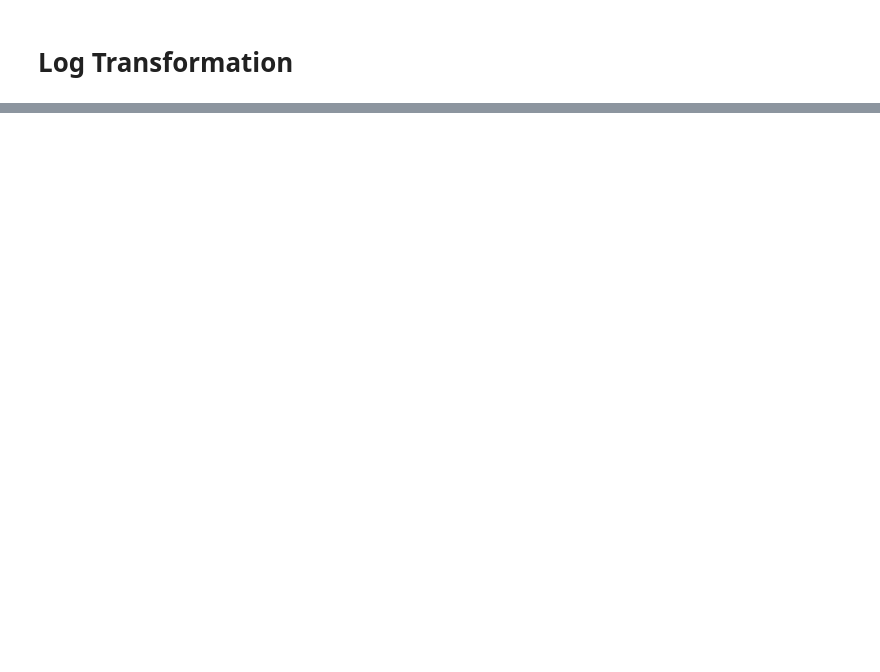
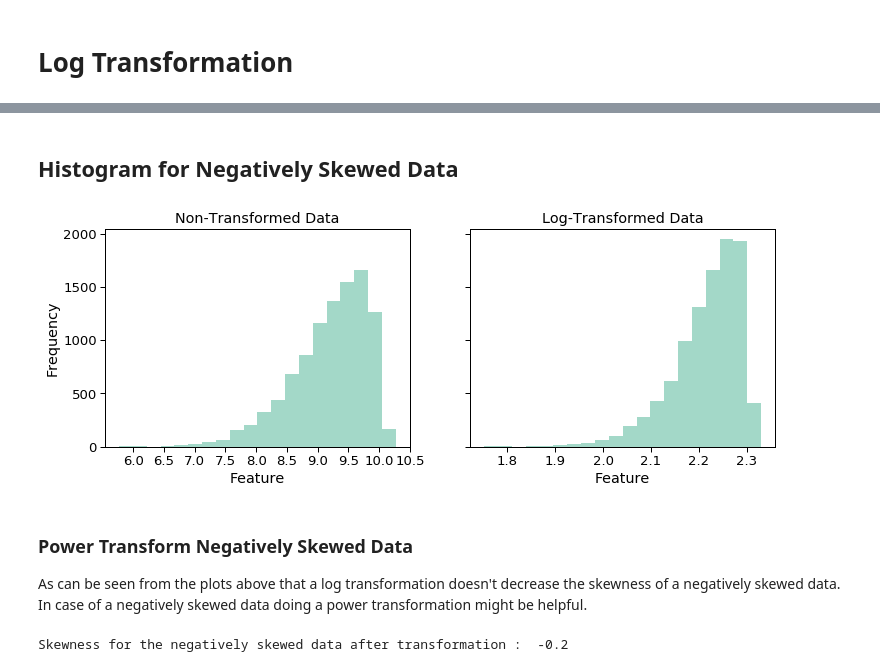
Before and after one commit to rohitfarmer/data-science-notes, a Jupyter notebook: notebooks/data-transformation.ipynb, the cells around one changed output, grey strips where cells are left out. Saved outputs shown, nothing was run; the diff lists cells and outputs as text; code cells hidden in the pictures; blank space fills up the shorter version.

```diff
--- a/notebooks/data-transformation.ipynb
+++ b/notebooks/data-transformation.ipynb
@@ -9,3 +13,9 @@ import seaborn as sns
 %matplotlib inline
 # %% [markdown]
 # Log Transformation
+# %%
+# Generate random data points from a skewed normal distribution.
+data_pos = np.round(skewnorm.rvs(10, size=10000, loc=1, random_state = 101), decimals = 2)
+print('Skewness for the positively (right) skewed data before transformation : ', round(skew(data_pos), 2))
+data_neg = np.round(skewnorm.rvs(-10, size=10000, loc=10, random_state = 101), decimals = 2)
+print('Skewness for the negatively (left) skewed data before transformation : ', round(skew(data_neg), 2))
@@ -11,0 +25,6 @@ import seaborn as sns
+# %%
+# Log transform the data.
+log_data_pos = np.log(data_pos)
+print('Skewness for the positively skewed data after transformation : ', round(skew(log_data_pos), 2))
+log_data_neg = np.log(data_neg)
+print('Skewness for the negatively skewed data after transformation : ', round(skew(log_data_neg), 2))
@@ -11,0 +36,15 @@ import seaborn as sns
+# %%
+fig, axs = plt.subplots(ncols=2, sharey = "all")
+fig.set_size_inches(12,4)
+sns.set_context(context = "paper", font_scale = 1.5)
+sns.set_palette('Dark2')
+h1 = sns.distplot(data_pos, bins = 20, ax=axs[0], kde = False)
+h1.set_title("Non-Transformed Data")
+h1.set_xlabel("Feature")
+h1.xaxis.set_major_locator(ticker.MultipleLocator(0.5))
+h1.set_ylabel("Frequency")
+h2 = sns.distplot(log_data_pos, bins = 20, ax=axs[1], kde = False)
+h2.set_title("Log-Transformed Data")
+h2.xaxis.set_major_locator(ticker.MultipleLocator(0.4))
+h2.set_xlabel("Feature")
+plt.savefig("../images/data-transformation/log-transformation-pos.png", dpi=300, bbox_inches = 'tight')
@@ -11,0 +53,27 @@ import seaborn as sns
+# %% [markdown]
+## Histogram for Negatively Skewed Data
+# %%
+fig, axs = plt.subplots(ncols=2, sharey = "all")
+fig.set_size_inches(12,4)
+sns.set_context(context = "paper", font_scale = 1.5)
+sns.set_palette('Dark2')
+h1 = sns.distplot(data_neg, bins = 20, ax=axs[0], kde = False)
+h1.set_title("Non-Transformed Data")
+h1.set_xlabel("Feature")
+h1.xaxis.set_major_locator(ticker.MultipleLocator(0.5))
+h1.set_ylabel("Frequency")
+h2 = sns.distplot(log_data_neg, bins = 20, ax=axs[1], kde = False)
+h2.set_title("Log-Transformed Data")
+h2.set_xlabel("Feature")
+plt.savefig("../images/data-transformation/log-transformation-neg.png", dpi=300, bbox_inches = 'tight')
+# %% [output]
+[figure, added]
+# %% [markdown]
+### Power Transform Negatively Skewed Data
+As can be seen from the plots above that a log transformation doesn't decrease the skewness of a negatively skewed data. In case of a negatively skewed data doing a power transformation might be helpful.
+# %%
+# Square data.
+pow_data_neg = np.power(data_neg, 6)
+print('Skewness for the negatively skewed data after transformation : ', round(skew(pow_data_neg), 2))
+# %% [output]
+Skewness for the negatively skewed data after transformation :  -0.2
```
Also changed, not shown: parts of 12 cells of this notebook, 29 other files.
